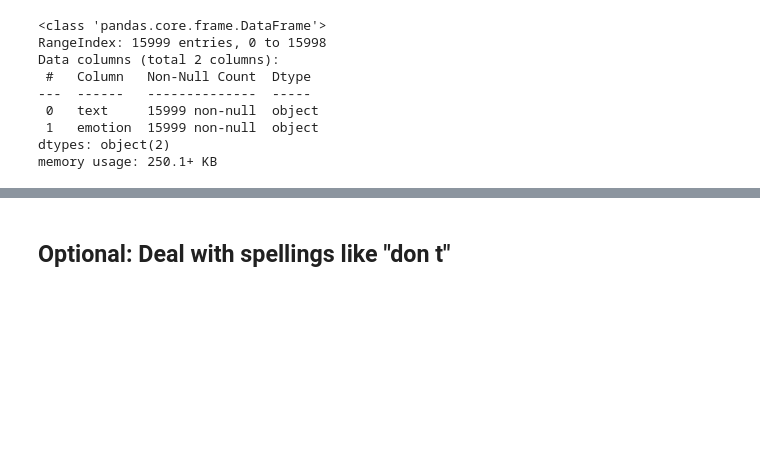
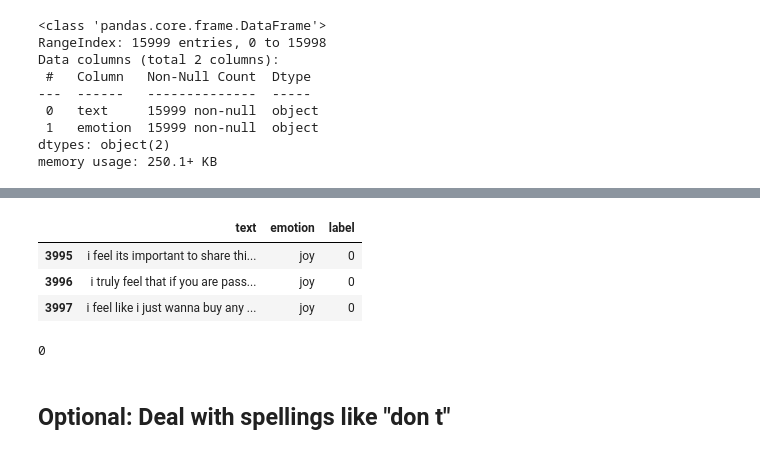
Before and after one commit to Yichen-Z/cis583_project, a Jupyter notebook: emotion_data.ipynb, the cells around one changed output, grey strips where cells are left out. Saved outputs shown, nothing was run; the diff lists cells and outputs as text; code cells hidden in the pictures; blank space fills up the shorter version.

```diff
--- a/emotion_data.ipynb
+++ b/emotion_data.ipynb
@@ -23,0 +108,3 @@ memory usage: 250.1+ KB
+# %%
+vdf = pd.read_csv('data/emotions/val.txt', sep=';', header=0, names=['text', 'emotion'])
+vdf.info()
@@ -23,0 +121,3 @@ memory usage: 250.1+ KB
+# %%
+tdf = pd.read_csv('data/emotions/test.txt', sep=';', header=0, names=['text', 'emotion'])
+tdf.info()
@@ -23,0 +134,4 @@ memory usage: 250.1+ KB
+# %%
+tdf = pd.concat([tdf, vdf]).reset_index()
+tdf.drop(columns=['index'], inplace=True)
+tdf.info()
@@ -24,3 +149,15 @@ memory usage: 250.1+ KB
+# %%
+tdf.tail(3)
+# %% [output]
+|  | text | emotion | label |
+| 3995 | i feel its important to share thi... | joy | 0 |
+| 3996 | i truly feel that if you are pass... | joy | 0 |
+| 3997 | i feel like i just wanna buy any ... | joy | 0 |
+# %%
+del vdf
+gc.collect()
+# %% [output]
+0
 # %% [markdown]
 ## Optional: Deal with spellings like "don t"
 # %%
```
Also changed, not shown: parts of 62 cells of this notebook.
